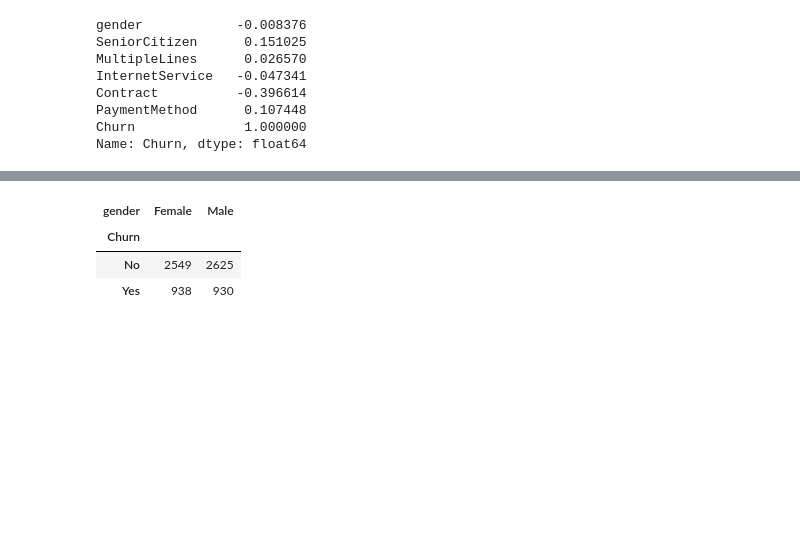
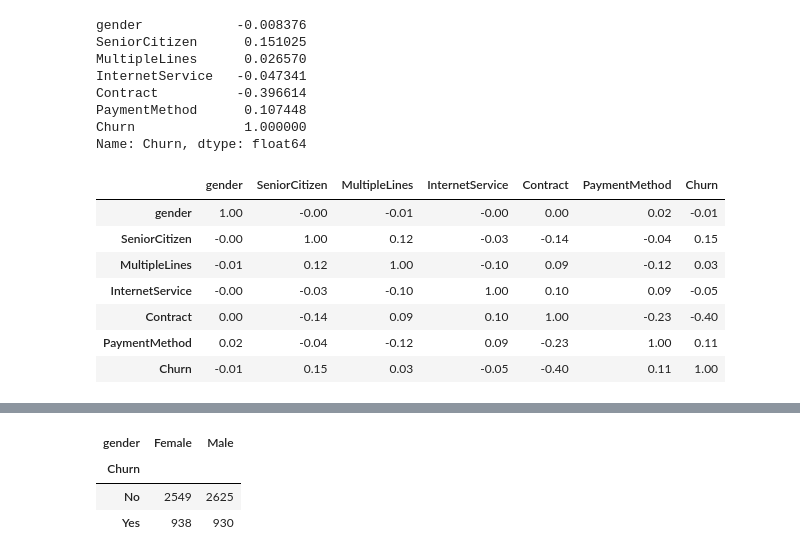
Before and after one commit to Arsat-1/Infolytics, a Jupyter notebook: Infolytics.ipynb, the cells around one changed output, grey strips where cells are left out. Drawn from its saved outputs; the diff is of its cells as text; code cells hidden in the pictures; blank space fills up the shorter version.

```diff
--- a/Infolytics.ipynb
+++ b/Infolytics.ipynb
@@ -280,3 +283,16 @@ Contract          -0.396614
 PaymentMethod      0.107448
 Churn              1.000000
 Name: Churn, dtype: float64
+# %%
+cormat = customer_churn_transformado[['gender', 'SeniorCitizen', 'MultipleLines', 'InternetService', 'Contract', 'PaymentMethod', 'Churn']].corr()
+cormat = round(cormat,2)
+cormat
+# %% [output]
+|  | gender | SeniorCitizen | MultipleLines | InternetService | Contract | PaymentMethod | Churn |
+| gender | 1.00 | -0.00 | -0.01 | -0.00 | 0.00 | 0.02 | -0.01 |
+| SeniorCitizen | -0.00 | 1.00 | 0.12 | -0.03 | -0.14 | -0.04 | 0.15 |
+| MultipleLines | -0.01 | 0.12 | 1.00 | -0.10 | 0.09 | -0.12 | 0.03 |
+| InternetService | -0.00 | -0.03 | -0.10 | 1.00 | 0.10 | 0.09 | -0.05 |
+| Contract | 0.00 | -0.14 | 0.09 | 0.10 | 1.00 | -0.23 | -0.40 |
+| PaymentMethod | 0.02 | -0.04 | -0.12 | 0.09 | -0.23 | 1.00 | 0.11 |
+| Churn | -0.01 | 0.15 | 0.03 | -0.05 | -0.40 | 0.11 | 1.00 |
```
Also changed, not shown: parts of 10 cells of this notebook.
